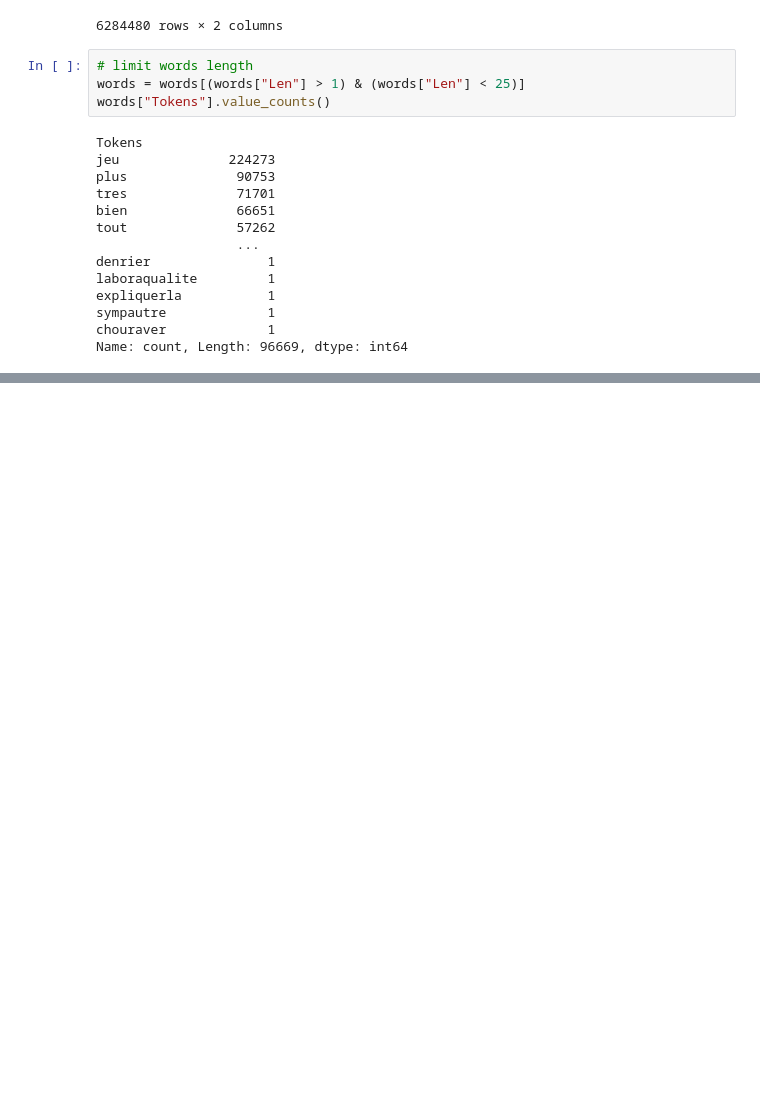
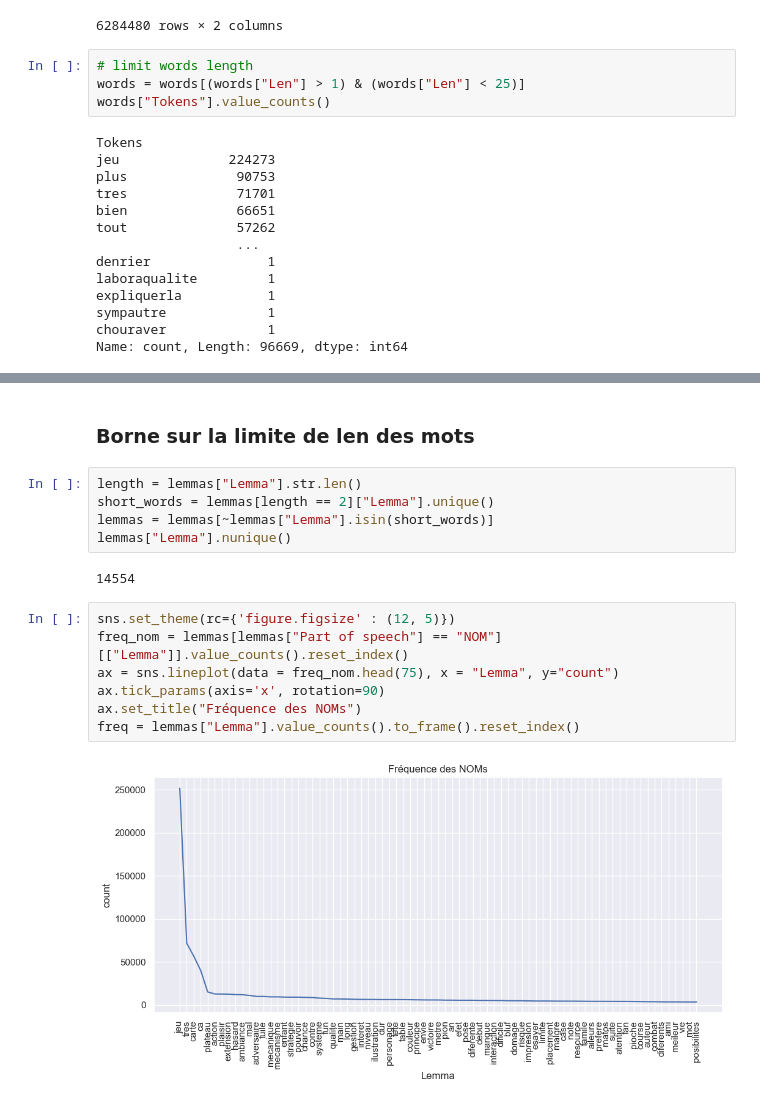
Before and after one commit to Franciline/Recommendation_system, a Jupyter notebook: corpus_build.ipynb, the cells around one changed output, grey strips where cells are left out. Saved outputs shown, nothing was run; the diff lists cells and outputs as text; blank space fills up the shorter version.

```diff
--- a/corpus_build.ipynb
+++ b/corpus_build.ipynb
@@ -481,0 +399,18 @@ tfidf_matrix = vect.fit_transform(comments_stemmed["Comment stemmed"])
+# %% [markdown]
+### Borne sur la limite de len des mots
+# %%
+length = lemmas["Lemma"].str.len()
+short_words = lemmas[length == 2]["Lemma"].unique()
+lemmas = lemmas[~lemmas["Lemma"].isin(short_words)]
+lemmas["Lemma"].nunique()
+# %% [output]
+14554
+# %%
+sns.set_theme(rc={'figure.figsize' : (12, 5)})
+freq_nom = lemmas[lemmas["Part of speech"] == "NOM"][["Lemma"]].value_counts().reset_index()
+ax = sns.lineplot(data = freq_nom.head(75), x = "Lemma", y="count")
+ax.tick_params(axis='x', rotation=90)
+ax.set_title("Fréquence des NOMs")
+freq = lemmas["Lemma"].value_counts().to_frame().reset_index()
+# %% [output]
+[figure, added]
```
Also changed, not shown: parts of 86 cells of this notebook.
